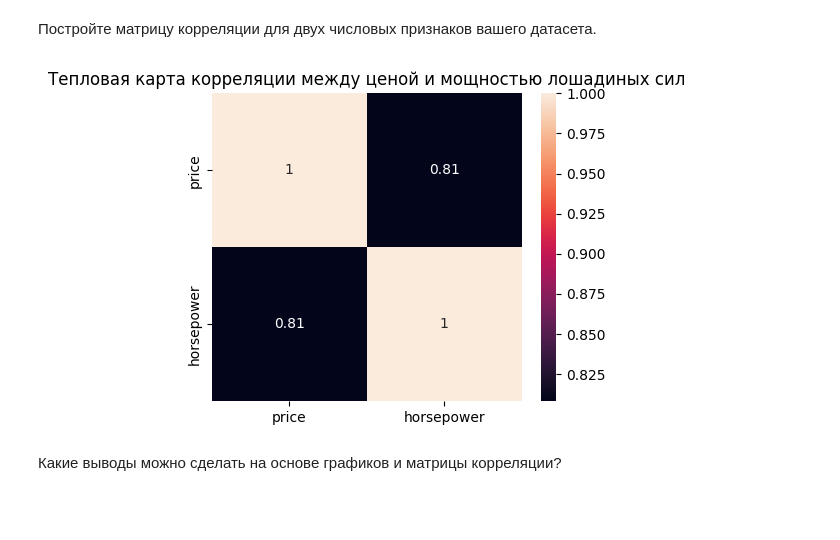
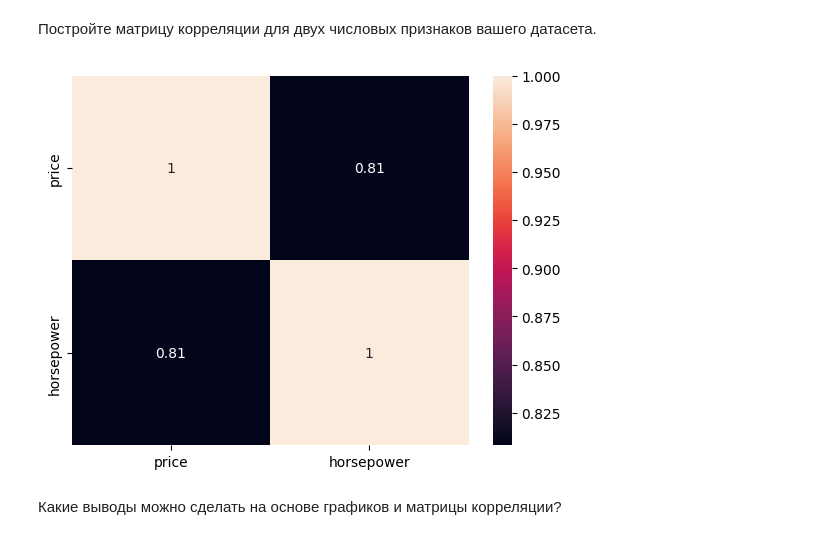
Before and after one commit to Dekamonia/MachineLearning, a Jupyter notebook: lab2/lab02.ipynb, the cells around one changed output. Cells and saved outputs as stored; diff of their text form; code cells hidden in the pictures; blank space fills up the shorter version.

```diff
--- a/lab2/lab02.ipynb
+++ b/lab2/lab02.ipynb
@@ -200,12 +260,10 @@ plt.show()
 Постройте матрицу корреляции для двух числовых признаков вашего датасета.
 # %%
 corr_matrix = df[['price', 'horsepower']].corr()
-plt.figure(figsize=(5, 4))
 sns.heatmap(corr_matrix, annot=True)
-plt.title('Тепловая карта корреляции между ценой и мощностью лошадиных сил')
 plt.show()
 # %% [output]
-[figure, old version]
+[figure, new version]
 # %% [markdown]
 Какие выводы можно сделать на основе графиков и матрицы корреляции?
 # %% [markdown]
```
Also changed, not shown: parts of 17 cells of this notebook.
